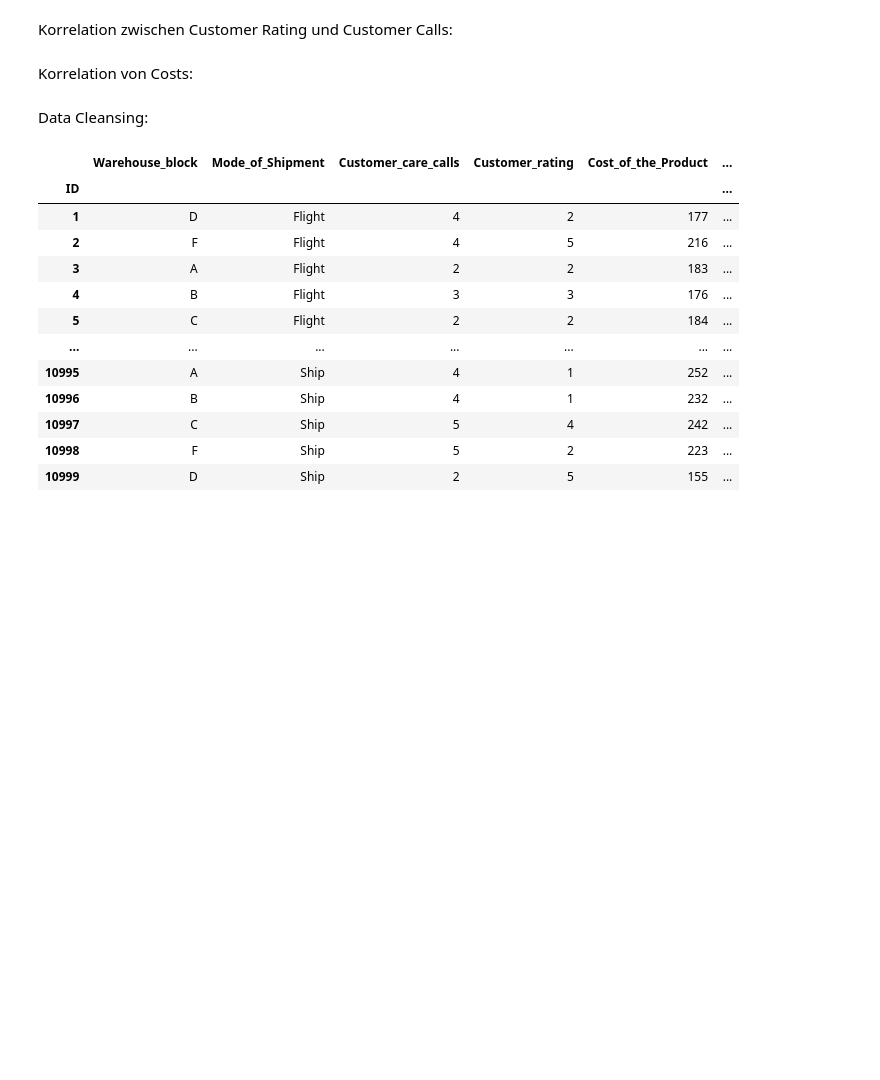
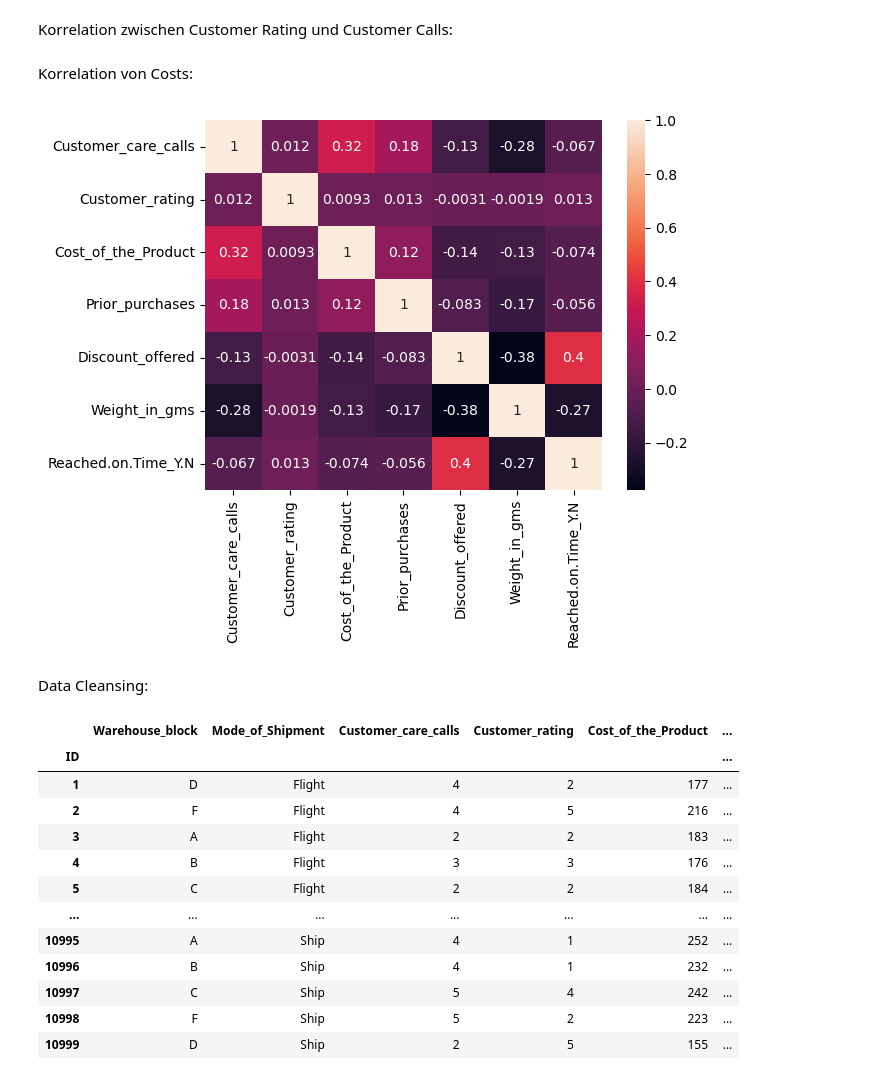
Before and after one commit to jonathan-baumann/PDA, a Jupyter notebook: use_case_group4_ecommerce.ipynb, the cells around one changed output. Drawn from its saved outputs; the diff is of its cells as text; code cells hidden in the pictures; blank space fills up the shorter version.

Commit message:
Correlation Matrix

```diff
--- a/use_case_group4_ecommerce.ipynb
+++ b/use_case_group4_ecommerce.ipynb
@@ -166,6 +244,12 @@ fig.axis(ymin=0, ymax=6)
 #korreliert nicht
 # %% [markdown]
 Korrelation von Costs:
+# %%
+corr_matrix = df_ecommerce.corr()
+sns.heatmap(corr_matrix, annot=True)
+plt.show()
+# %% [output]
+[figure, added]
 # %% [markdown]
 Data Cleansing:
 # %%
```
Also changed, not shown: parts of 11 cells of this notebook.
